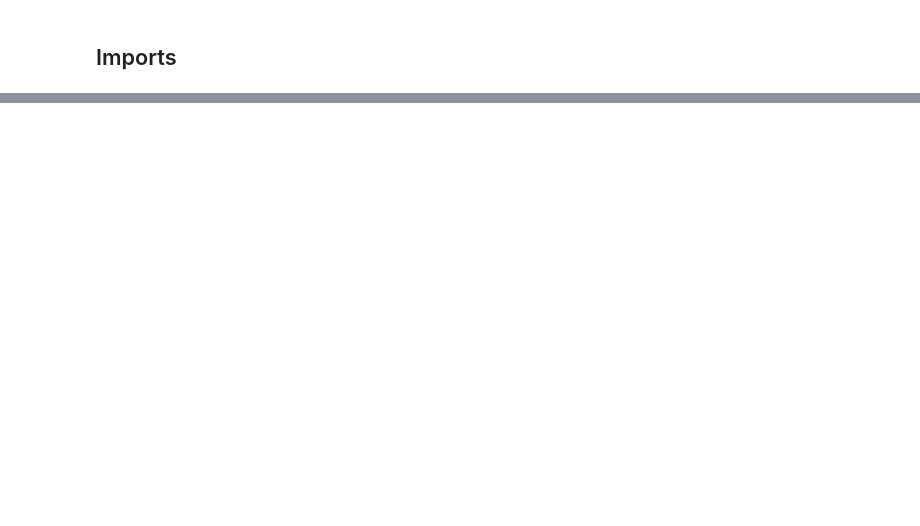
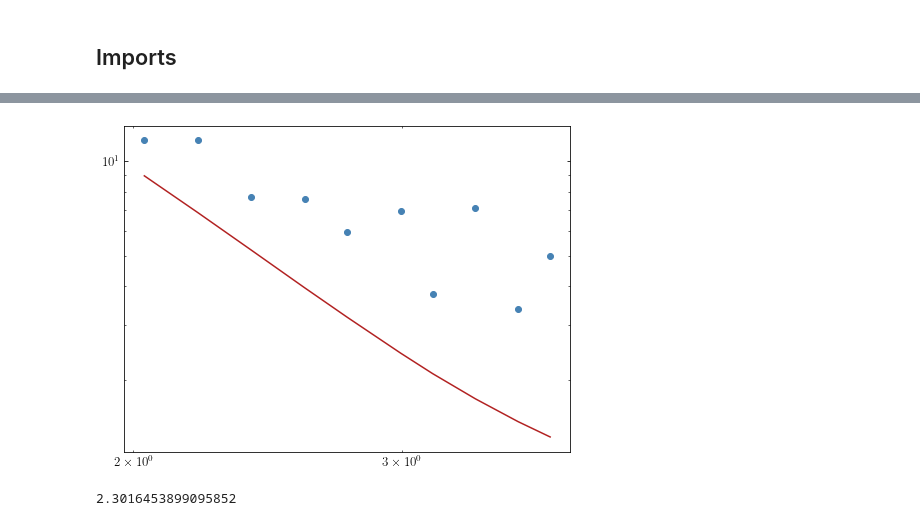
Before and after one commit to NolanSmyth/class_recoupling, a Jupyter notebook: recoupling_constraints.ipynb, the cells around one changed output, grey strips where cells are left out. Saved outputs shown, nothing was run; the diff lists cells and outputs as text; code cells hidden in the pictures; blank space fills up the shorter version.

```diff
--- a/recoupling_constraints.ipynb
+++ b/recoupling_constraints.ipynb
@@ -155,10 +164,17 @@ dfBOSS = dfBOSS.assign(
 )
 yerrBOSS = np.array([dfBOSS["ylow"], dfBOSS["yhigh"]])
 # %%
+#sort all relevant data by ks
 constraint_ks = np.concatenate((dfBOSS["k"], dfDES["X"]))
 constraint_pks = np.concatenate((dfBOSS["P(k)"], dfDES["Y"]))
 constraint_pk_y_errs = np.concatenate((yerrBOSS, yerrDES), axis=1)
+constraint_ks_sorted = sorted(constraint_ks)
 constraint_pks_sorted = [x for _, x in sorted(zip(constraint_ks, constraint_pks))]
 constraint_pk_y_errs_sorted = np.zeros((2, len(constraint_ks)))
 constraint_pk_y_errs_sorted[0] = [x for _, x in sorted(zip(constraint_ks, constraint_pk_y_errs[0]))]
 constraint_pk_y_errs_sorted[1] = [x for _, x in sorted(zip(constraint_ks, constraint_pk_y_errs[1]))]
+constraint_pk_y_var_sorted = constraint_pk_y_errs_sorted[0] + constraint_pk_y_errs_sorted[1]
+
+constraint_ks_sorted = constraint_ks_sorted[14:]
+constraint_pks_sorted = constraint_pks_sorted[14:]
+constraint_pk_y_var_sorted = constraint_pk_y_var_sorted[14:]
@@ -164,0 +192,11 @@ constraint_pk_y_errs_sorted[1] = [x for _, x in sorted(zip(constraint_ks, constr
+# %%
+plt.loglog(constraint_ks_sorted, constraint_pks_sorted, 'o')
+plt.loglog(constraint_ks_sorted, test_pks)
+plt.show()
+# %% [output]
+[figure, added]
+# %%
+chi2 = np.sum((constraint_pks_sorted - test_pks)**2 / constraint_pk_y_var_sorted**2)
+print(chi2)
+# %% [output]
+2.3016453899095852
```
Also changed, not shown: parts of 14 cells of this notebook, 9 other files.
